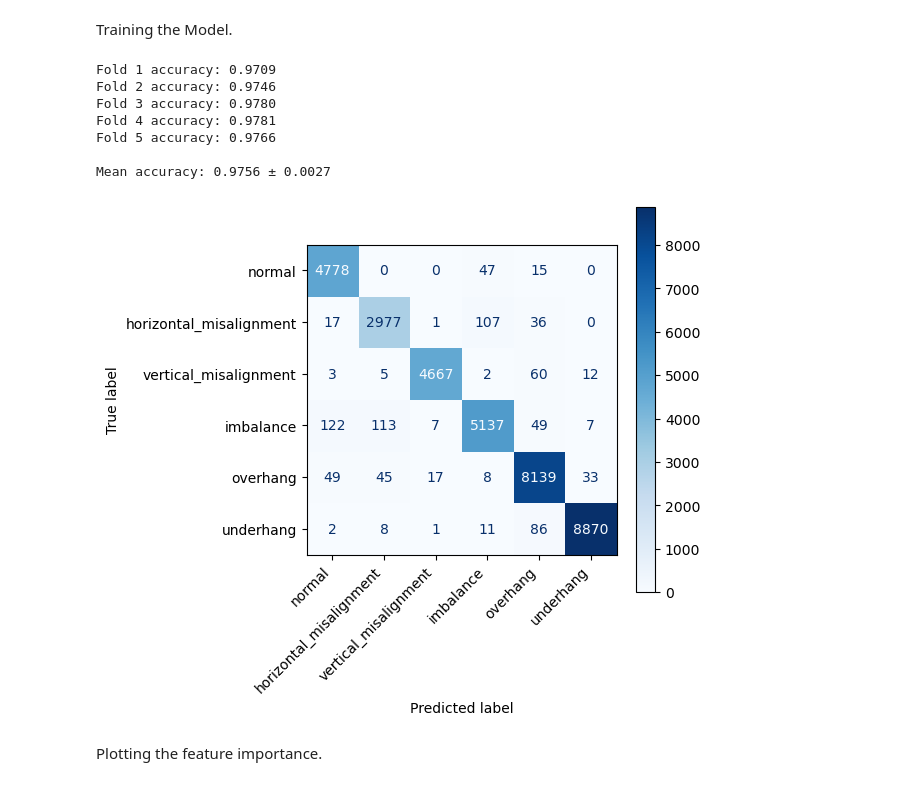
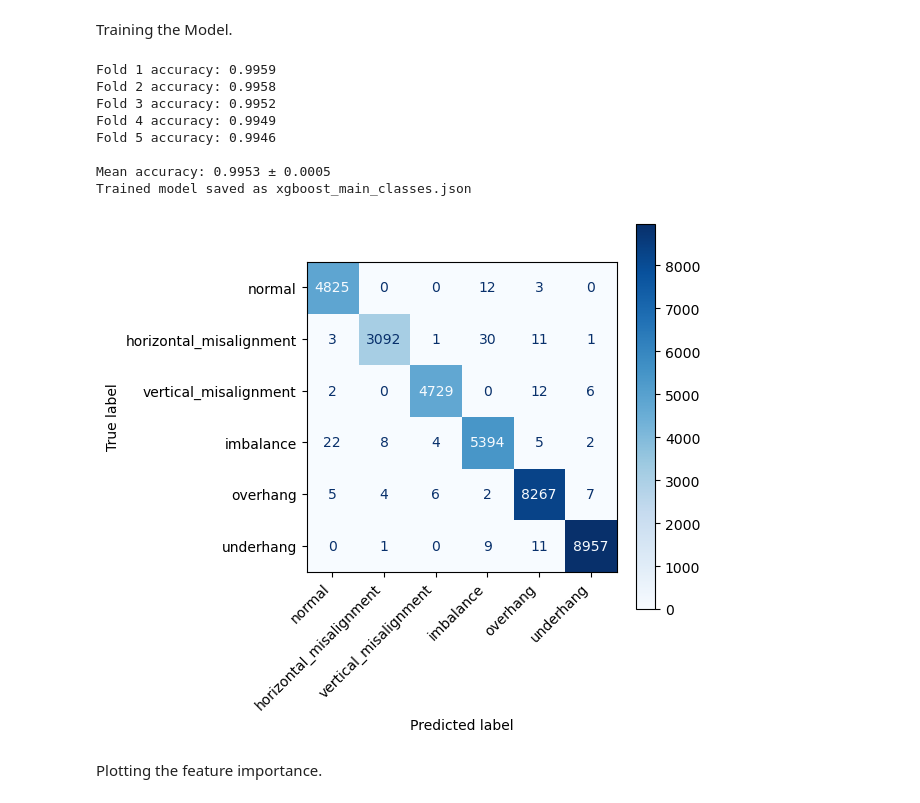
Before and after one commit to titospadini/ser-machine-faults, a Jupyter notebook: mafaulda_main_classes.ipynb, the cells around one changed output. Cells and saved outputs as stored; diff of their text form; code cells hidden in the pictures.

```diff
--- a/mafaulda_main_classes.ipynb
+++ b/mafaulda_main_classes.ipynb
@@ -37,8 +24,9 @@ The segmentation used segment duration of 500 ms and overlap duration of 20 ms.
 The following cell imports the data from the CSV, shows its general information, shows a few of its samples, and shows the amount of samples per class.
 # %%
 # loading data
+DIR = "data"
 CSV_FILE = "new_mafaulda_24khz_500ms_20ms_40-mfcc.csv"
-df = pd.read_csv(CSV_FILE)
+df = pd.read_csv(DIR + "/" + CSV_FILE)
 
 # adding source column to the dataframe
 df["source"] = "original"
@@ -228,7 +216,7 @@ dtest   = DMatrix(X_test, label=y_test)
 # %% [markdown]
 Training the Model.
 # %%
-NUM_BOOST_ROUND = 40
+NUM_BOOST_ROUND = 100
 
 # define parameters for the XGBoost model
 params = {
@@ -267,40 +255,46 @@ for train_index, test_index in skf.split(X_train, y_train):
     # Make predictions
     y_pred_proba = bst.predict(dtest)
     y_pred = np.argmax(y_pred_proba, axis=1)
 
     # Calculate accuracy
     accuracy = metrics.accuracy_score(y_test_fold, y_pred)
     accuracy_list.append(accuracy)
 
     # Store predictions for confusion matrix
     y_test_all.extend(y_test_fold)
     y_pred_all.extend(y_pred)
 
     print(f'Fold {fold_number} accuracy: {accuracy:.4f}')
 
     fold_number += 1
 
 # Calculate the mean accuracy
 mean_accuracy = np.mean(accuracy_list)
 print(f"\nMean accuracy: {mean_accuracy:.4f} ± {np.std(accuracy_list):.4f}")
 
+# Saving trained model to file
+model_filename = 'xgboost_main_classes.json'
+bst.save_model("models" + "/" + model_filename)
+print(f"Trained model saved as {model_filename}")
+
 # Ploting Confusion Matrix
 cm = metrics.confusion_matrix(y_test_all, y_pred_all)
 class_names = list(df_resampled["label"].unique())
 disp = metrics.ConfusionMatrixDisplay(confusion_matrix=cm, display_labels=class_names)
 fig, ax = plt.subplots(figsize=(5, 5))
 disp.plot(cmap=plt.cm.Blues, ax=ax)
 plt.xticks(rotation=45, ha='right')
 plt.show()
 # %% [output]
-Fold 1 accuracy: 0.9709
-Fold 2 accuracy: 0.9746
-Fold 3 accuracy: 0.9780
-Fold 4 accuracy: 0.9781
-Fold 5 accuracy: 0.9766
+Fold 1 accuracy: 0.9959
+Fold 2 accuracy: 0.9958
+Fold 3 accuracy: 0.9952
+Fold 4 accuracy: 0.9949
+Fold 5 accuracy: 0.9946
 
-Mean accuracy: 0.9756 ± 0.0027
+Mean accuracy: 0.9953 ± 0.0005
+Trained model saved as xgboost_main_classes.json
-[figure, old version]
+[figure, new version]
 # %% [markdown]
 Plotting the feature importance.
 # %%
```
Also changed, not shown: parts of 5 cells of this notebook.
